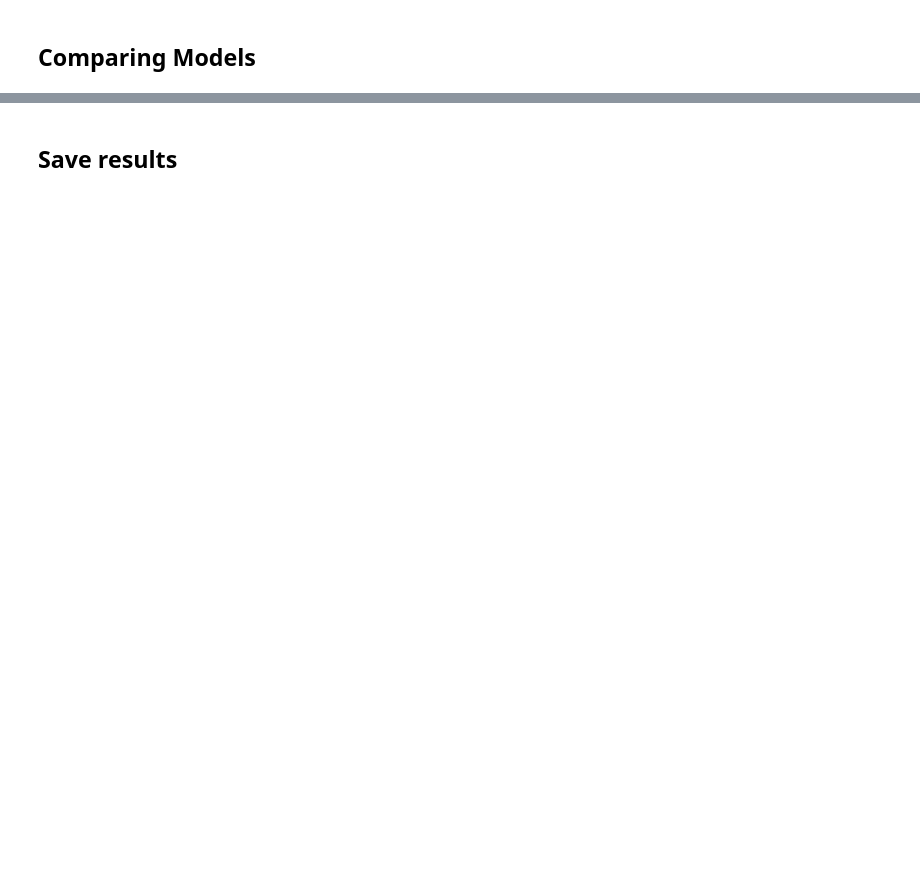
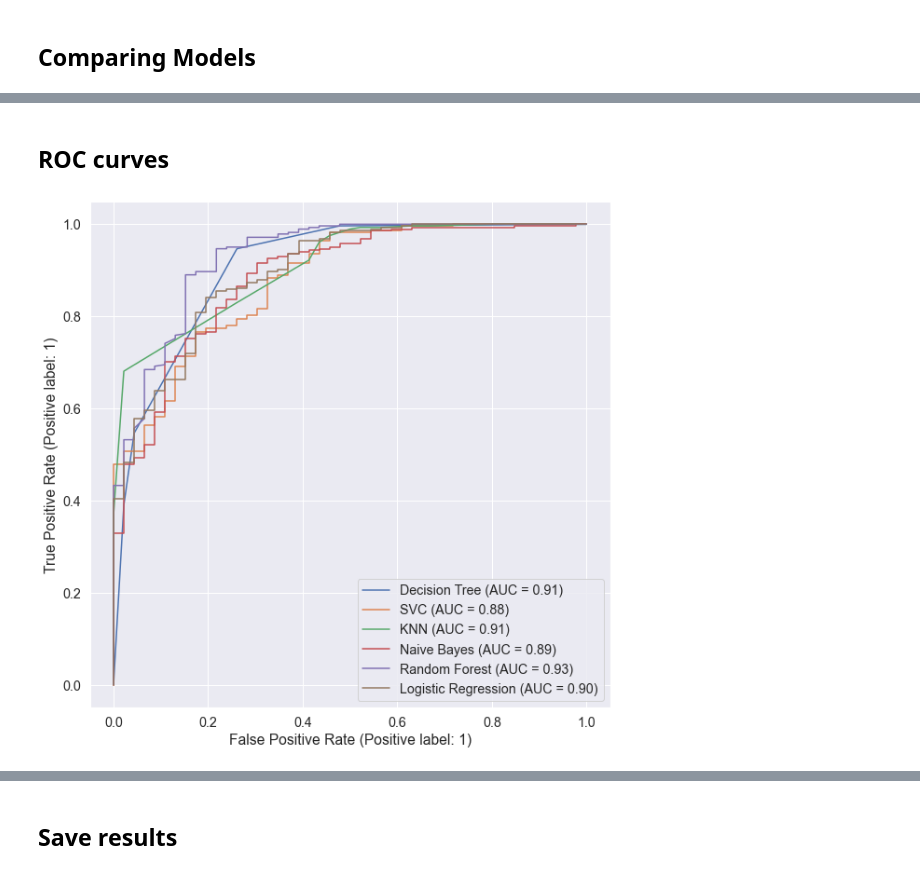
Before and after one commit to Educorreia932/FEUP-AC, a Jupyter notebook: Data Mining Project/notebooks/prediction.ipynb, the cells around one changed output, grey strips where cells are left out. Cells and saved outputs as stored; diff of their text form; code cells hidden in the pictures; blank space fills up the shorter version.

```diff
--- a/Data Mining Project/notebooks/prediction.ipynb
+++ b/Data Mining Project/notebooks/prediction.ipynb
@@ -254,0 +263,13 @@ plt.xticks(rotation=45, horizontalalignment='right');
+# %% [markdown]
+## ROC curves
+# %%
+scalers = [False, True, True, True, False, True]
+
+plotAlgorithmROC([dt, svc, knn, nb, rfc, lr],
+                 ["Decision Tree", "SVC", "KNN", "Naive Bayes", "Random Forest", "Logistic Regression"],
+                 train_df,
+                 columns_to_drop,
+                 target_column,
+                 scalers=scalers)
+# %% [output]
+[figure, added]
```
Also changed, not shown: parts of 21 cells of this notebook, 1 other file.
